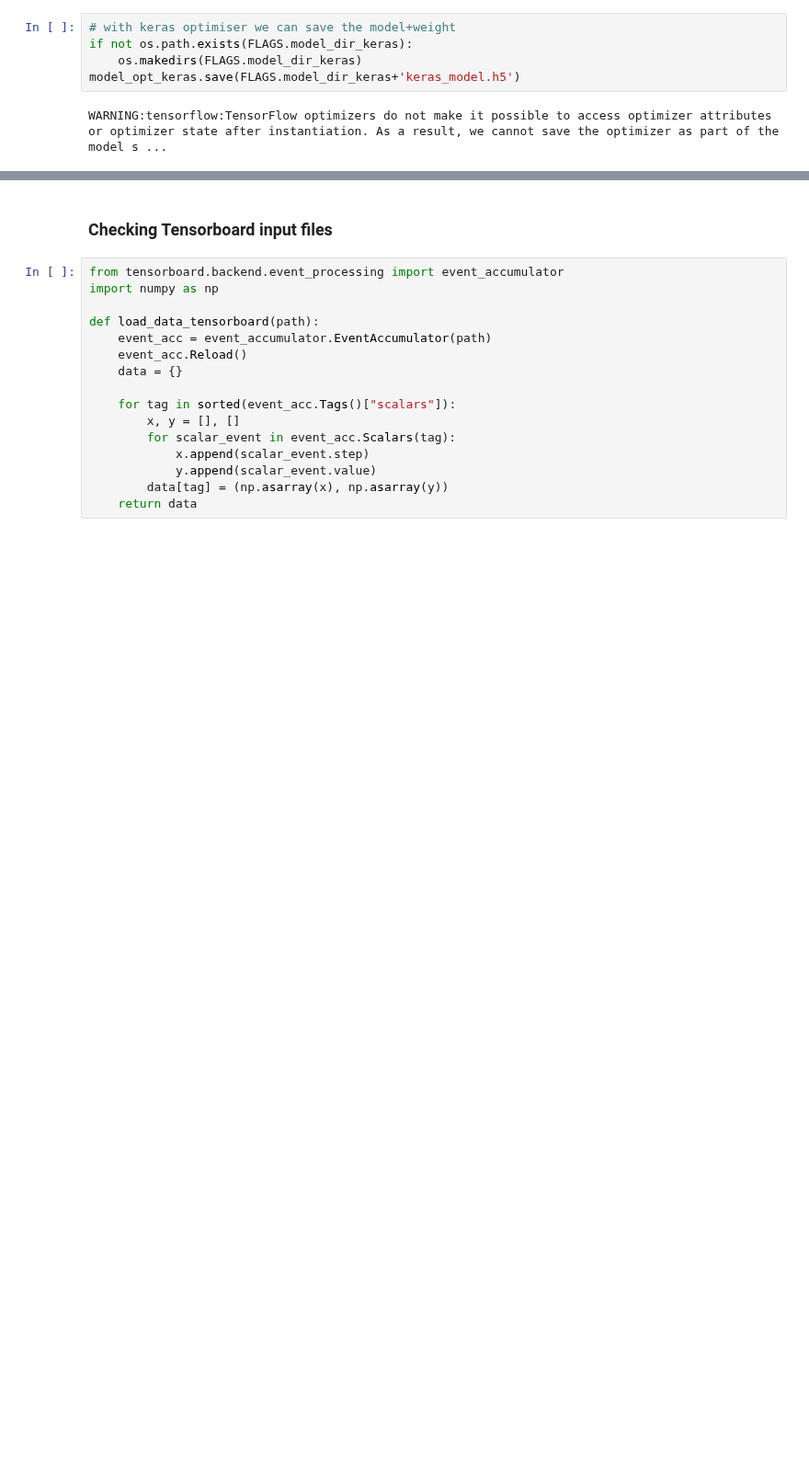
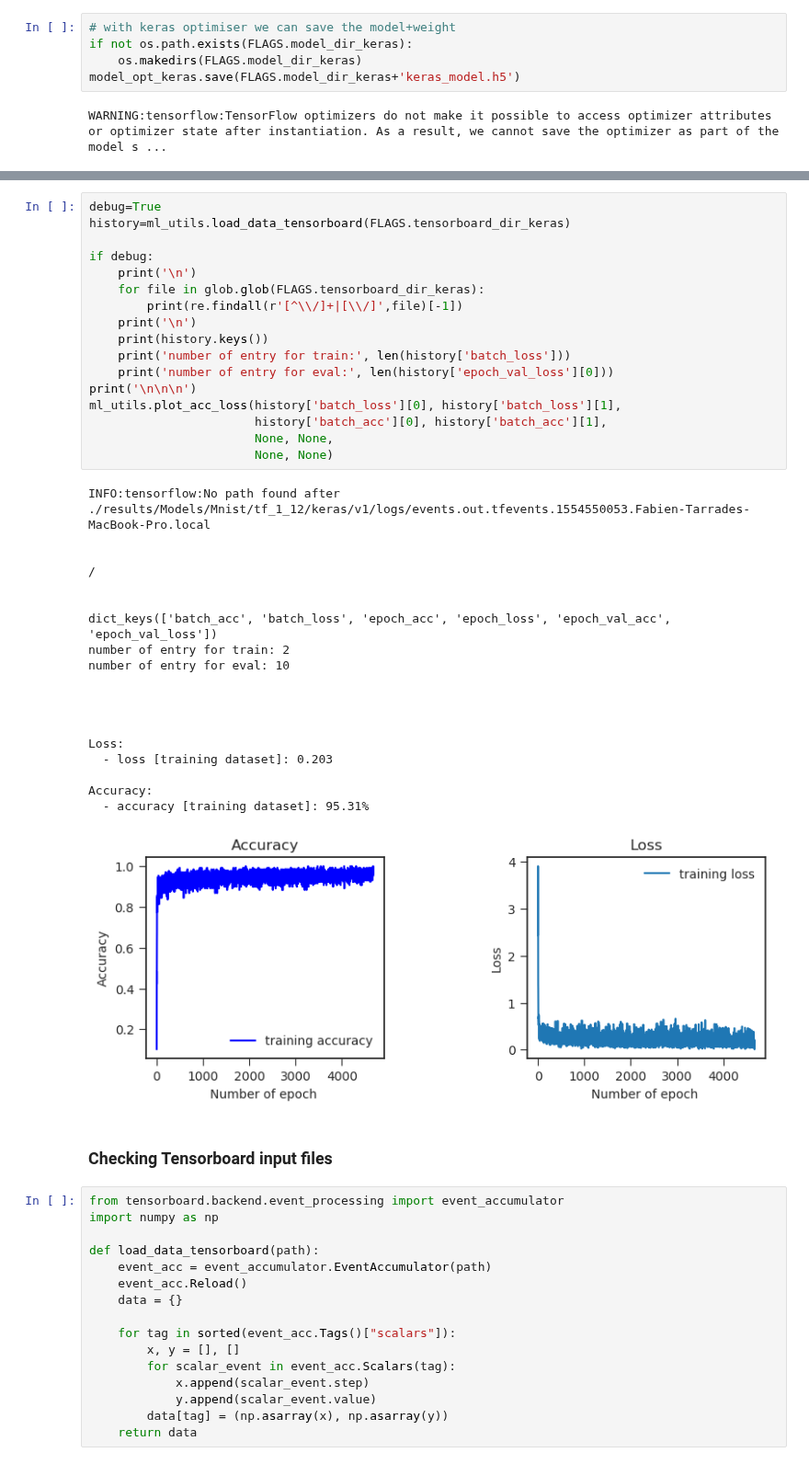
Before and after one commit to tarrade/proj_DL_models_and_pipelines_with_GCP, a Jupyter notebook: notebook/04-Mnist_keras_baseline.ipynb, the cells around one changed output, grey strips where cells are left out. Shown at 92% size. Drawn from its saved outputs; the diff is of its cells as text; blank space fills up the shorter version.

```diff
--- a/notebook/04-Mnist_keras_baseline.ipynb
+++ b/notebook/04-Mnist_keras_baseline.ipynb
@@ -472,3 +518,40 @@ WARNING:tensorflow:TensorFlow optimizers do not make it possible to access optim
+# %%
+debug=True
+history=ml_utils.load_data_tensorboard(FLAGS.tensorboard_dir_keras)
+
+if debug:
+    print('\n')
+    for file in glob.glob(FLAGS.tensorboard_dir_keras):
+        print(re.findall(r'[^\\/]+|[\\/]',file)[-1])
+    print('\n')
+    print(history.keys())
+    print('number of entry for train:', len(history['batch_loss']))
+    print('number of entry for eval:', len(history['epoch_val_loss'][0]))
+print('\n\n\n')
+ml_utils.plot_acc_loss(history['batch_loss'][0], history['batch_loss'][1],
+                       history['batch_acc'][0], history['batch_acc'][1],
+                       None, None,
+                       None, None)
+# %% [output]
+INFO:tensorflow:No path found after ./results/Models/Mnist/tf_1_12/keras/v1/logs/events.out.tfevents.1554550053.Fabien-Tarrades-MacBook-Pro.local
+
+
+/
+
+
+dict_keys(['batch_acc', 'batch_loss', 'epoch_acc', 'epoch_loss', 'epoch_val_acc', 'epoch_val_loss'])
+number of entry for train: 2
+number of entry for eval: 10
+
+
+
+
+Loss:
+  - loss [training dataset]: 0.203
+
+Accuracy:
+  - accuracy [training dataset]: 95.31%
+[figure, added]
 # %% [markdown]
 ### Checking Tensorboard input files
 # %%
```
Also changed, not shown: parts of 12 cells of this notebook.
